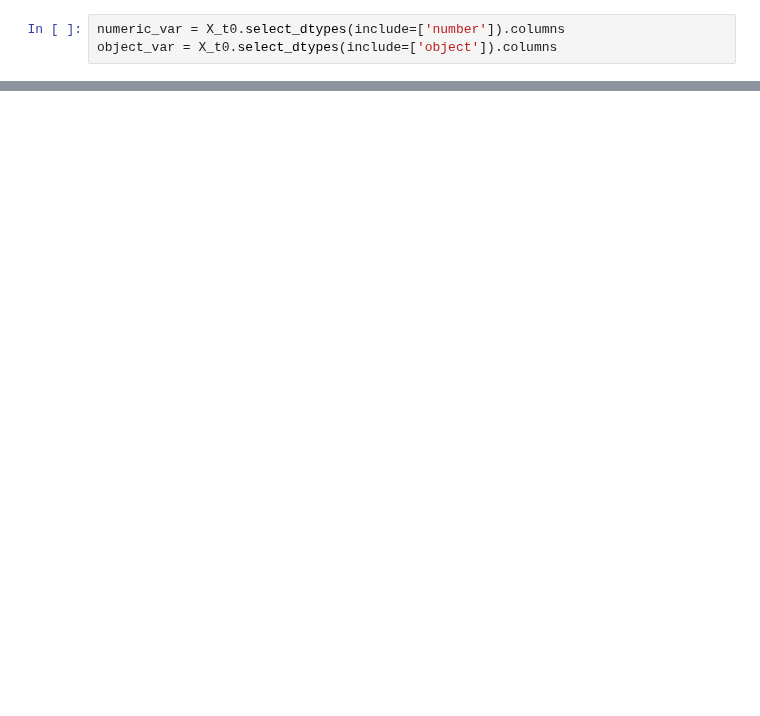
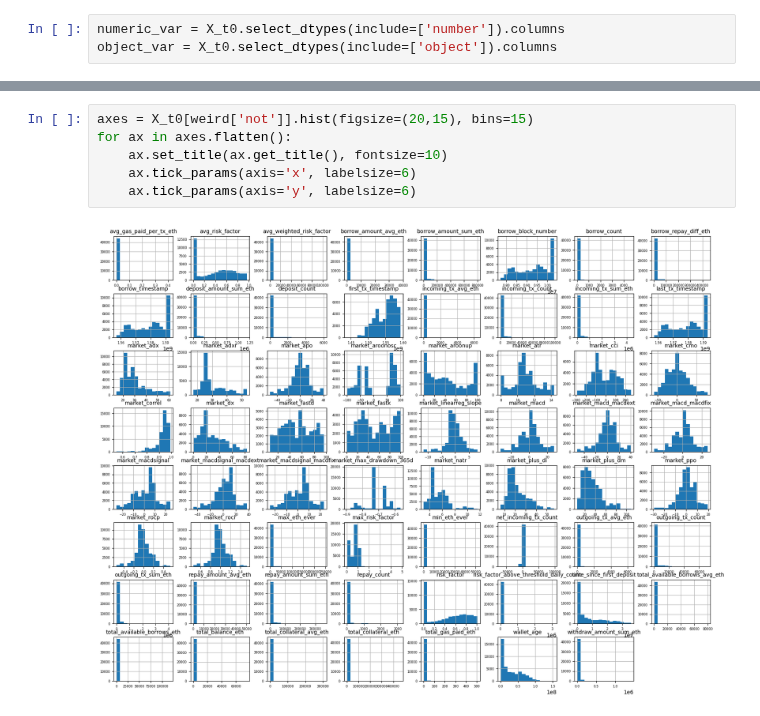
Before and after one commit to carinunez/Labs_MDS, a Jupyter notebook: proyecto_lab/project.ipynb, the cells around one changed output, grey strips where cells are left out. Cells and saved outputs as stored; diff of their text form; blank space fills up the shorter version.

```diff
--- a/proyecto_lab/project.ipynb
+++ b/proyecto_lab/project.ipynb
@@ -46,0 +175,8 @@ for ax in axes.flatten():
+# %%
+axes = X_t0[weird['not']].hist(figsize=(20,15), bins=15)
+for ax in axes.flatten():
+    ax.set_title(ax.get_title(), fontsize=10)
+    ax.tick_params(axis='x', labelsize=6)
+    ax.tick_params(axis='y', labelsize=6)
+# %% [output]
+[figure, added]
```
Also changed, not shown: parts of 17 cells of this notebook.
